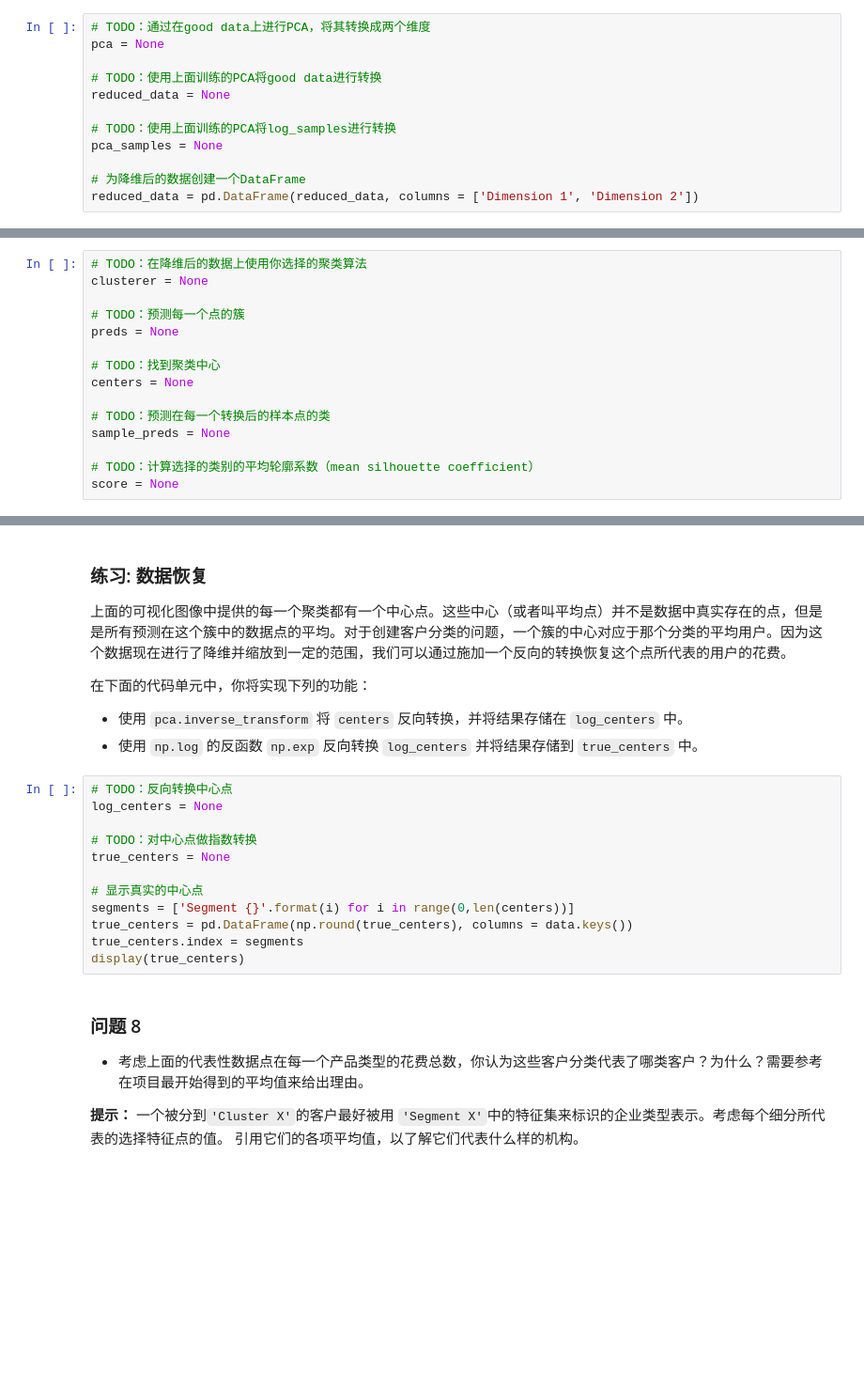
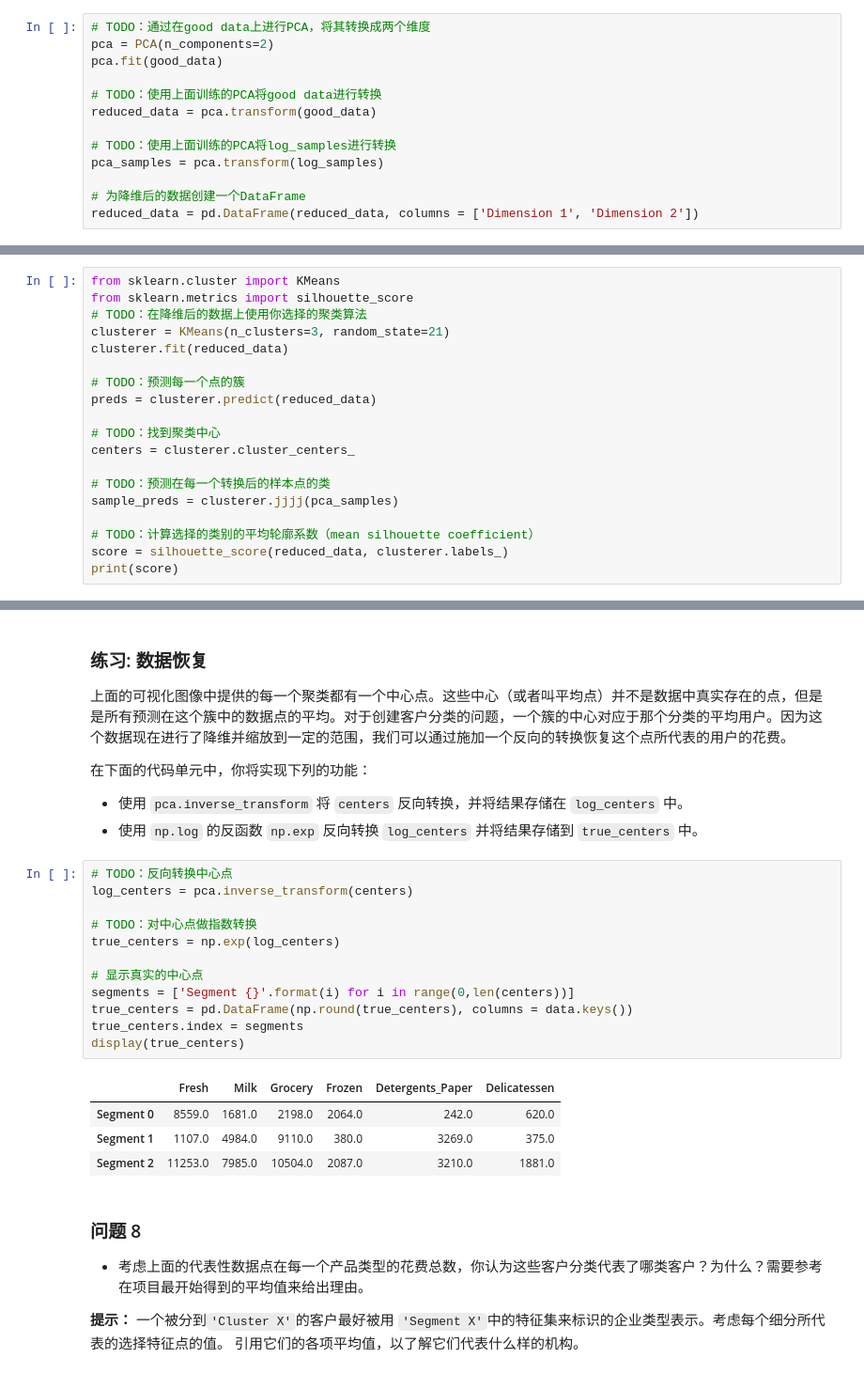
Before and after one commit to icococ/MLND_CN_P3_Customer_Segments, a Jupyter notebook: customer_segments.ipynb, the cells around one changed output, grey strips where cells are left out. Shown at 94% size. Cells and saved outputs as stored; diff of their text form; blank space fills up the shorter version.

```diff
--- a/customer_segments.ipynb
+++ b/customer_segments.ipynb
@@ -377,13 +392,14 @@ display(pd.DataFrame(np.round(pca_samples, 4), columns = pca_results.index.value
  - 使用 `pca.transform` 将 `log_samples` 进行转换，并将结果存储在 `pca_samples` 中。
 # %%
 # TODO：通过在good data上进行PCA，将其转换成两个维度
-pca = None
+pca = PCA(n_components=2)
+pca.fit(good_data)
 
 # TODO：使用上面训练的PCA将good data进行转换
-reduced_data = None
+reduced_data = pca.transform(good_data)
 
 # TODO：使用上面训练的PCA将log_samples进行转换
-pca_samples = None
+pca_samples = pca.transform(log_samples)
 
 # 为降维后的数据创建一个DataFrame
 reduced_data = pd.DataFrame(reduced_data, columns = ['Dimension 1', 'Dimension 2'])
@@ -434,17 +458,21 @@ vs.biplot(good_data, reduced_data, pca)
  - 导入 `sklearn.metrics.silhouette_score` 包并计算 `reduced_data` 相对于 `preds` 的轮廓系数。
    - 将轮廓系数赋值给 `score` 并输出结果。
 # %%
+from sklearn.cluster import KMeans
+from sklearn.metrics import silhouette_score
 # TODO：在降维后的数据上使用你选择的聚类算法
-clusterer = None
+clusterer = KMeans(n_clusters=3, random_state=21)
+clusterer.fit(reduced_data)
 
 # TODO：预测每一个点的簇
-preds = None
+preds = clusterer.predict(reduced_data)
 
 # TODO：找到聚类中心
-centers = None
+centers = clusterer.cluster_centers_
 
 # TODO：预测在每一个转换后的样本点的类
-sample_preds = None
+sample_preds = clusterer.jjjj(pca_samples)
 
 # TODO：计算选择的类别的平均轮廓系数（mean silhouette coefficient）
-score = None
+score = silhouette_score(reduced_data, clusterer.labels_)
+print(score)
@@ -470,16 +502,21 @@ vs.cluster_results(reduced_data, preds, centers, pca_samples)
  - 使用 `np.log` 的反函数 `np.exp` 反向转换 `log_centers` 并将结果存储到 `true_centers` 中。
 # %%
 # TODO：反向转换中心点
-log_centers = None
+log_centers = pca.inverse_transform(centers)
 
 # TODO：对中心点做指数转换
-true_centers = None
+true_centers = np.exp(log_centers)
 
 # 显示真实的中心点
 segments = ['Segment {}'.format(i) for i in range(0,len(centers))]
 true_centers = pd.DataFrame(np.round(true_centers), columns = data.keys())
 true_centers.index = segments
 display(true_centers)
+# %% [output]
+|  | Fresh | Milk | Grocery | Frozen | Detergents_Paper | Delicatessen |
+| Segment 0 | 8559.0 | 1681.0 | 2198.0 | 2064.0 | 242.0 | 620.0 |
+| Segment 1 | 1107.0 | 4984.0 | 9110.0 | 380.0 | 3269.0 | 375.0 |
+| Segment 2 | 11253.0 | 7985.0 | 10504.0 | 2087.0 | 3210.0 | 1881.0 |
 # %% [markdown]
 ### 问题 8
 * 考虑上面的代表性数据点在每一个产品类型的花费总数，你认为这些客户分类代表了哪类客户？为什么？需要参考在项目最开始得到的平均值来给出理由。
```
Also changed, not shown: parts of 11 cells of this notebook.
